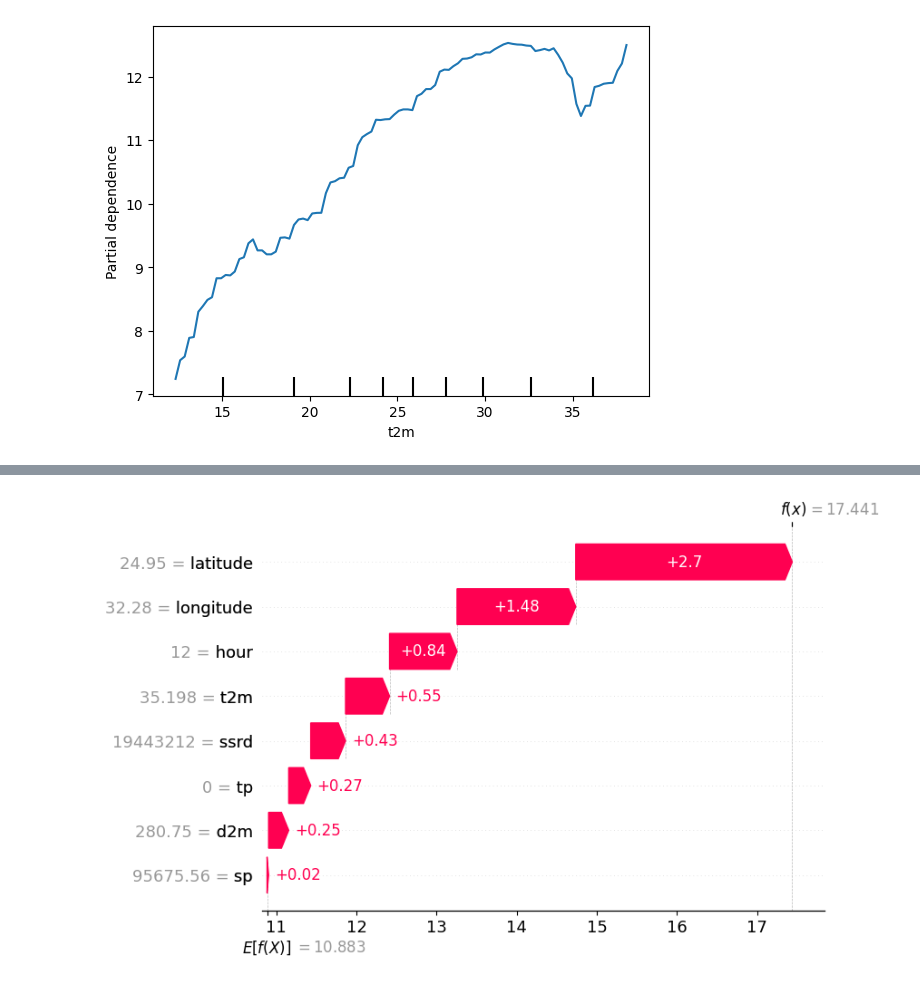
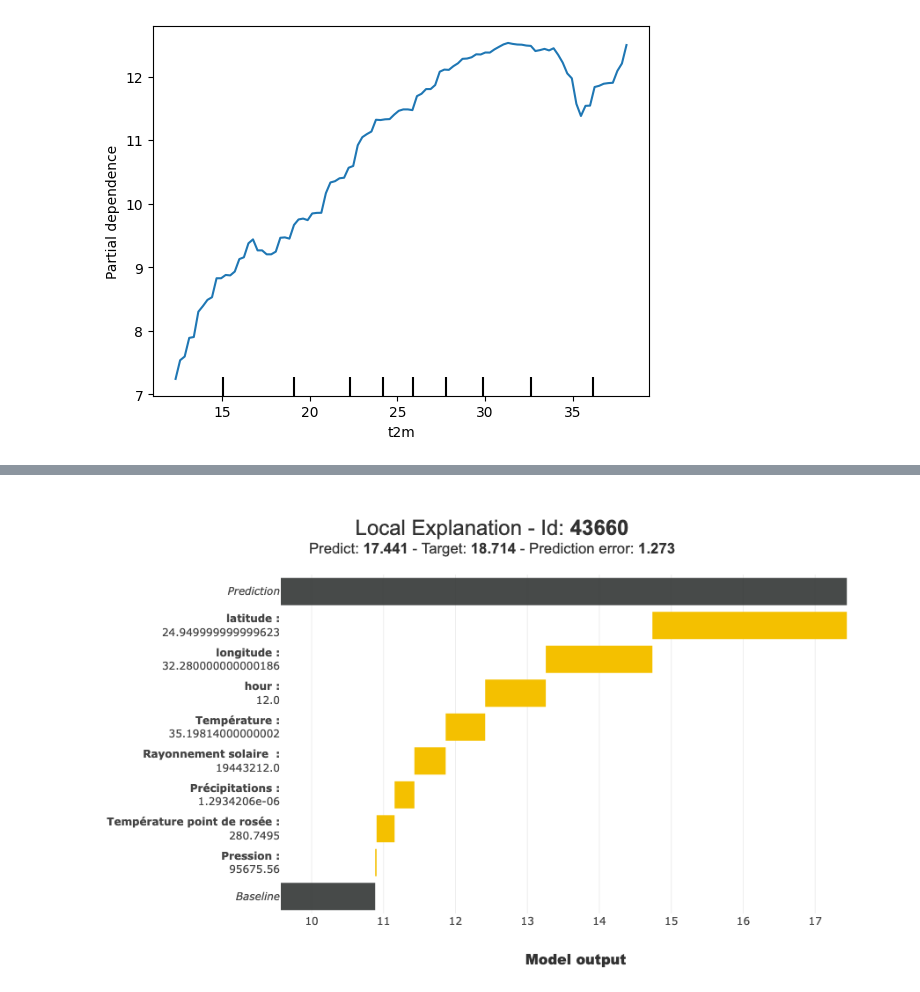
Before and after one commit to ThomasBoucheCours/introduction_explicabilite, a Jupyter notebook: cours/contenu/exemples_cours.ipynb, the cells around one changed output, grey strips where cells are left out. Cells and saved outputs as stored; diff of their text form; code cells hidden in the pictures.

```diff
--- a/cours/contenu/exemples_cours.ipynb
+++ b/cours/contenu/exemples_cours.ipynb
@@ -104,7 +112,5 @@ xpl.plot.features_importance()
-# %%
-explainer = shap.Explainer(model)
-shap_values = explainer(Xtest)
-shap.plots.waterfall(shap_values[0])
-# %% [output]
-[figure, removed]
+# %%
+xpl.plot.local_plot(index=43660, plot_type='waterfall', waterfall_xaxis_start='auto')
+# %% [output]
+[figure, added]
 # %%
```
Also changed, not shown: parts of 9 cells of this notebook, 4 other files.
